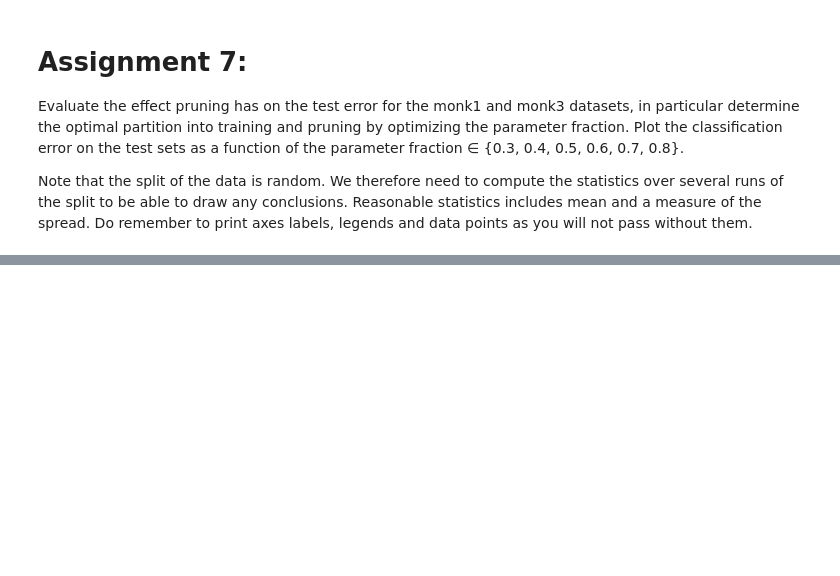
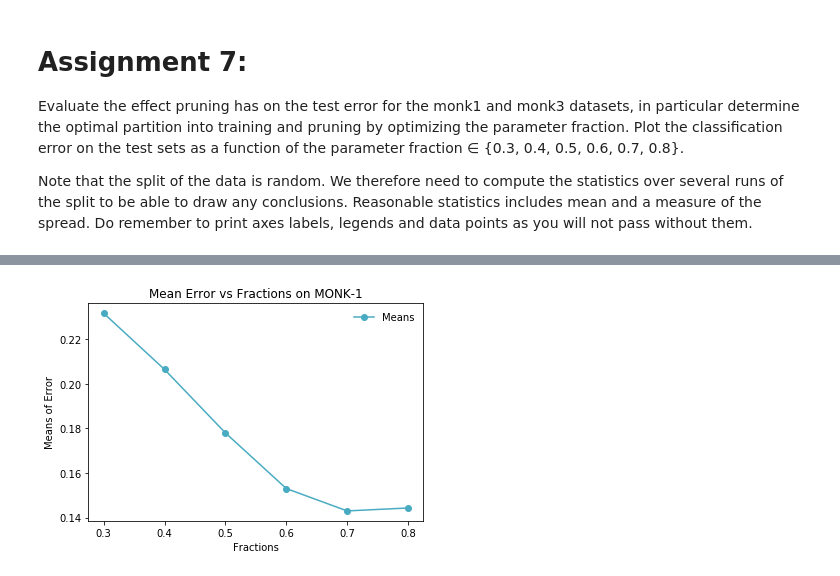
Before and after one commit to NicoEssi/DD2421_Machine_Learning, a Jupyter notebook: Lab_1_Decision_Trees.ipynb, the cells around one changed output, grey strips where cells are left out. Saved outputs shown, nothing was run; the diff lists cells and outputs as text; code cells hidden in the pictures; blank space fills up the shorter version.

```diff
--- a/Lab_1_Decision_Trees.ipynb
+++ b/Lab_1_Decision_Trees.ipynb
@@ -172,0 +161,79 @@ points as you will not pass without them.
+# %%
+# Shuffle and split the data up by a random percentage
+def partition(data, fraction):
+  ldata = list(data)
+  random.shuffle(ldata)
+  breakPoint = int(len(ldata) * fraction)
+  return ldata[:breakPoint], ldata[breakPoint:]
+
+
+# Prune the trees
+def prune_trees(data, test):
+  fractions = [0.3, 0.4, 0.5, 0.6, 0.7, 0.8]
+  pruned = []
+
+  for fraction in fractions:
+    train, validate = partition(data, fraction)
+    tree = d.buildTree(train, m.attributes)
+    forest = d.allPruned(tree)
+    best_perf = d.check(tree, validate)
+
+    temp_tree = 0
+    best_tree = tree
+
+    for t in forest:
+      temp_perf = d.check(t, validate)
+      if best_perf < temp_perf:
+        best_perf = temp_perf
+        best_tree = t
+
+    pruned.append(1 - d.check(best_tree, test))
+
+  return pruned
+
+
+# Evaluation of pruning
+# Will print out mean and std for each dataset,
+# along with plotting the error for each dataset.
+def evaluate_pruning():
+  fractions = [0.3, 0.4, 0.5, 0.6, 0.7, 0.8]
+  monk1_pruned = []
+  monk3_pruned = []
+
+  for i in range(100):
+    monk1_pruned.append(prune_trees(m.monk1, m.monk1test))
+    monk3_pruned.append(prune_trees(m.monk3, m.monk3test))
+
+  monk1_pruned = np.transpose(monk1_pruned)
+  monk3_pruned = np.transpose(monk3_pruned)
+
+  mean1 = np.mean(monk1_pruned, axis=1)
+  mean3 = np.mean(monk3_pruned, axis=1)
+  std1 = np.std(monk1_pruned, axis=1)
+  std3 = np.std(monk3_pruned, axis=1)
+
+  print("MONK-1; a1, a2, a3, a4, a5, a6" +\
+        "\nMean: " + str(mean1) + "\nStd: " + str(std1) + \
+        "\n\nMONK-3; a1, a2, a3, a4, a5, a6" +\
+        "\nMean: " + str(mean3) + "\nStd: " + str(std3))
+
+  complete_tree1 = d.buildTree(m.monk1, m.attributes)
+  complete_tree3 = d.buildTree(m.monk3, m.attributes)
+
+  plt.plot(fractions, mean1, color='#49abc2', marker='o', label="Means")
+  plt.title("Mean Error vs Fractions on MONK-1")
+  plt.xlabel("Fractions")
+  plt.ylabel("Means of Error")
+  plt.legend(loc='upper right', frameon=False)
+  plt.show()
+
+  plt.plot(fractions, mean3, color='#fe5f55', marker='o', label="Means")
+  plt.title("Mean Error vs Fractions on MONK-3")
+  plt.xlabel("Fractions")
+  plt.ylabel("Means of Error")
+  plt.legend(loc='upper right', frameon=False)
+  plt.show()
+
+
+evaluate_pruning()
+# %% [output]
@@ -172,0 +247 @@ points as you will not pass without them.
+[figure, added]
```
Also changed, not shown: parts of 4 cells of this notebook.
